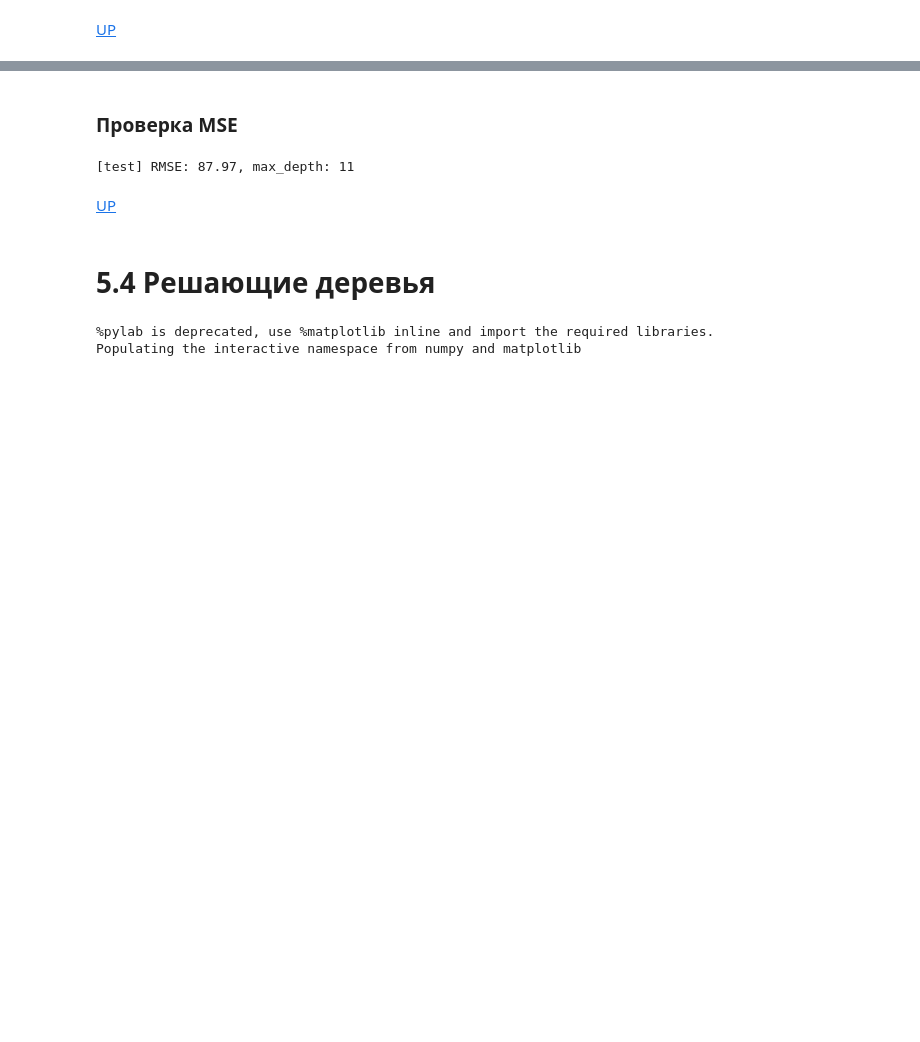
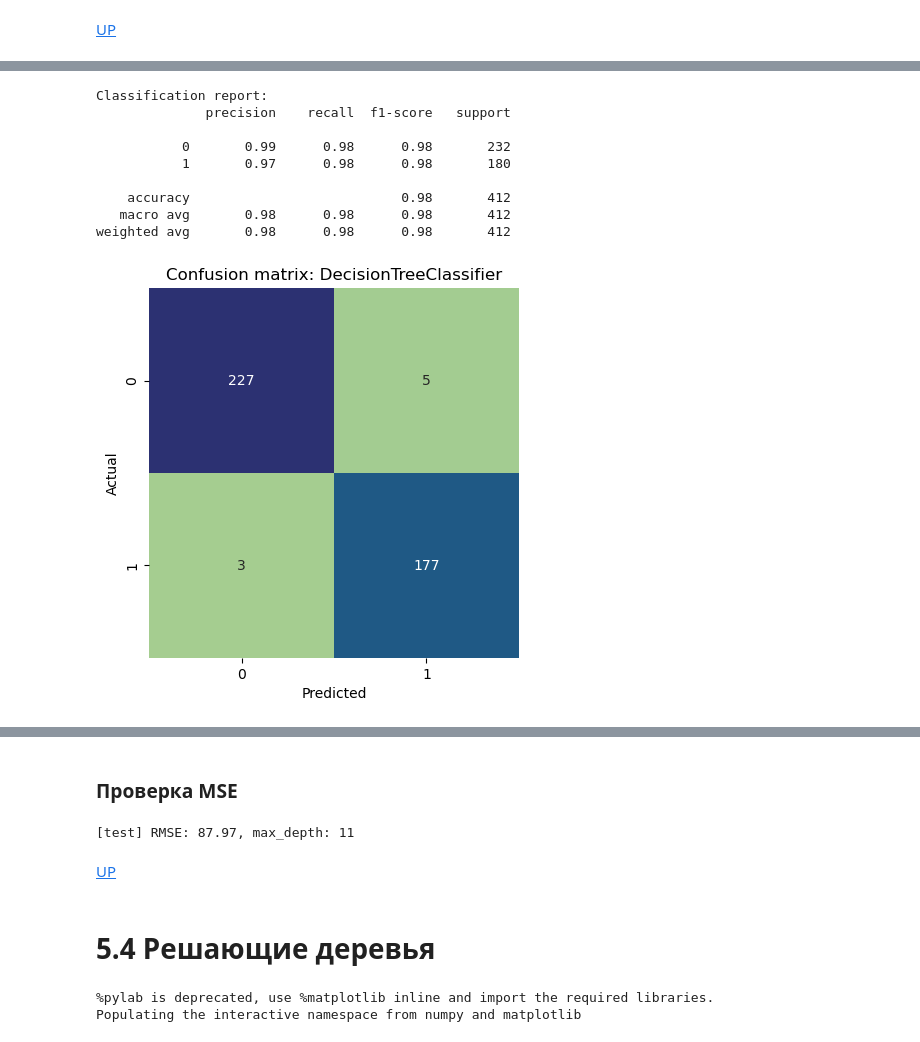
Before and after one commit to leopoldgerber/Machine-Learning, a Jupyter notebook: ML-5. Decision Tree and Random Forest.ipynb, the cells around one changed output, grey strips where cells are left out. Saved outputs shown, nothing was run; the diff lists cells and outputs as text; code cells hidden in the pictures; blank space fills up the shorter version.

```diff
--- a/ML-5. Decision Tree and Random Forest.ipynb
+++ b/ML-5. Decision Tree and Random Forest.ipynb
@@ -74,0 +106,11 @@ print(f'[new] : {y_new}')
+# %%
+X = df.iloc[:, :-1].values
+y = df.iloc[:, -1].values
+
+x_train, x_test, y_train, y_test = train_test_split(X, y, test_size = .3, random_state = 11)
+
+clf = DecisionTreeClassifier()
+
+clf.fit(x_train, y_train)
+
+y_pred = model.predict(x_test)
@@ -74,0 +122,23 @@ print(f'[new] : {y_new}')
+# %%
+print('Classification report:')
+print(classification_report(y_test, y_pred))
+sns.heatmap(confusion_matrix(y_test, y_pred)
+            , annot = True
+            , cmap ='crest'
+            , cbar = False
+            , fmt = '.0f'
+            , square = True)
+plt.xlabel('Predicted')
+plt.ylabel('Actual')
+plt.title('Confusion matrix: DecisionTreeClassifier');
+# %% [output]
+Classification report:
+              precision    recall  f1-score   support
+
+           0       0.99      0.98      0.98       232
+           1       0.97      0.98      0.98       180
+
+    accuracy                           0.98       412
+   macro avg       0.98      0.98      0.98       412
+weighted avg       0.98      0.98      0.98       412
+[figure, added]
```
Also changed, not shown: parts of 20 cells of this notebook, 1 other file.
